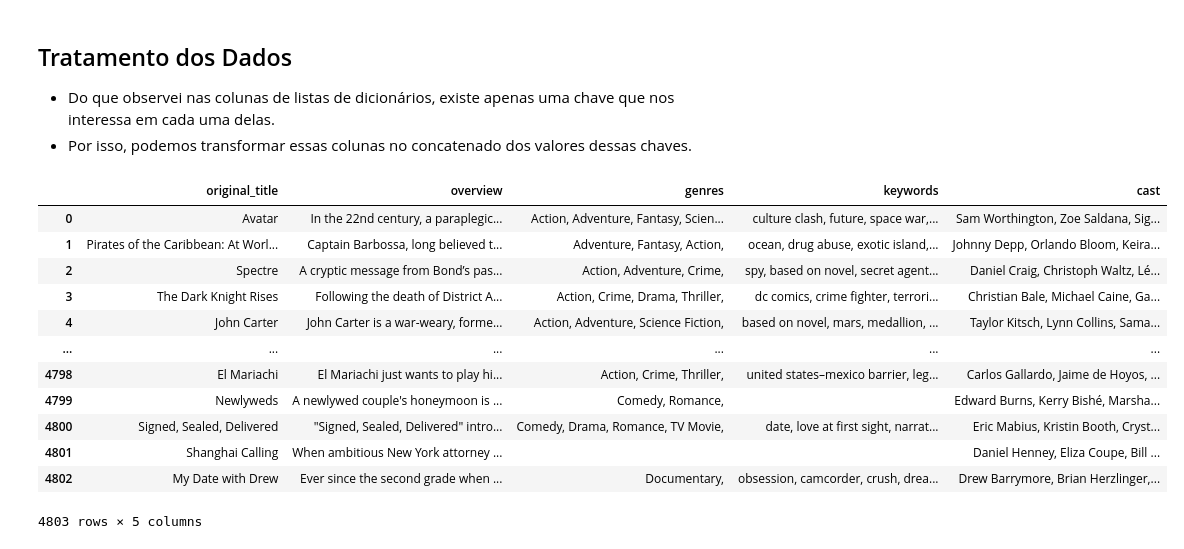
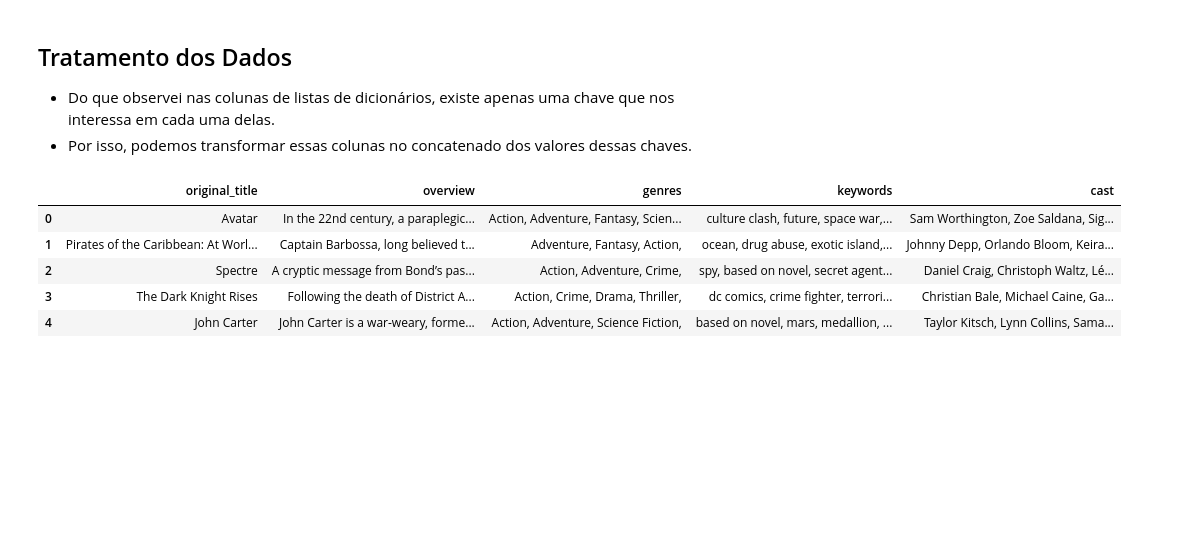
Before and after one commit to felipesveiga/NLP-Lazy-Programmer, a Jupyter notebook: assignments/movies-recommender.ipynb, the cells around one changed output. Drawn from its saved outputs; the diff is of its cells as text; code cells hidden in the pictures; blank space fills up the shorter version.

```diff
--- a/assignments/movies-recommender.ipynb
+++ b/assignments/movies-recommender.ipynb
@@ -44,33 +44,59 @@ df.head()
 * Por isso, podemos transformar essas colunas no concatenado dos valores dessas chaves.
 # %%
 from typing import Dict, List
+
+# Listando as colunas "dicionarizadas" e a chave de nosso interesse.
 col_key = {col:'name' for col in ['genres', 'keywords', 'cast']}
 
-def _concat_str(row:str, k:str)->str:
-    l = eval(row)
+def _concat_str(row_value:str, k:str)->str:
+    '''
+        Função que converterá a lista de dicionários em uma string com os valores da chave de interesse concatenados.
+
+        Parâmetros
+        ----------
+        `row_value`: str
+            Valor da linha de nosso interesse.
+        `k`: str
+            Nome da chave cujos valores substituirão a lista de dicionários.
+
+        Retorna
+        -------
+        Uma string com os valores de interesse concatenados.
+
+    '''
+    l = eval(row_value)
     output_str = ''
     for d in l:
         output_str+=f'{d[k]}, '
     return output_str
 
-def col_value(df:pd.DataFrame=df.copy(), col_key: Dict[str, str]=col_key)->pd.DataFrame:
+def dict_to_str(df:pd.DataFrame=df, col_key: Dict[str, str]=col_key)->pd.DataFrame:
+    '''
+        Função que transformará as colunas "dicionarizadas".
+
+        Parâmetros
+        ----------
+        `df`: pd.DataFrame
+            DataFrame com os dados do projeto.
+        `col_key`: Dict[str, str]
+            Dicionário que menciona os nomes das colunas-alvo e chaves de interesse.
+
+        Retorna
+        -------
+        DataFrame com as colunas transformadas em texto pleno.
+    '''
+    df = df.copy() # Não vamos aplicar as transformações in-place.
     for col, k in col_key.items():
         df[col] = df[col].apply(_concat_str, **{'k':k})
     return df
 
 #df['cast'].map(lambda x: eval(x))
-col_value()
+df = dict_to_str()
+df.head()
 # %% [output]
 |  | original_title | overview | genres | keywords | cast |
 | 0 | Avatar | In the 22nd century, a paraplegic... | Action, Adventure, Fantasy, Scien... | culture clash, future, space war,... | Sam Worthington, Zoe Saldana, Sig... |
 | 1 | Pirates of the Caribbean: At Worl... | Captain Barbossa, long believed t... | Adventure, Fantasy, Action, | ocean, drug abuse, exotic island,... | Johnny Depp, Orlando Bloom, Keira... |
 | 2 | Spectre | A cryptic message from Bond’s pas... | Action, Adventure, Crime, | spy, based on novel, secret agent... | Daniel Craig, Christoph Waltz, Lé... |
 | 3 | The Dark Knight Rises | Following the death of District A... | Action, Crime, Drama, Thriller, | dc comics, crime fighter, terrori... | Christian Bale, Michael Caine, Ga... |
 | 4 | John Carter | John Carter is a war-weary, forme... | Action, Adventure, Science Fiction, | based on novel, mars, medallion, ... | Taylor Kitsch, Lynn Collins, Sama... |
-| ... | ... | ... | ... | ... | ... |
-| 4798 | El Mariachi | El Mariachi just wants to play hi... | Action, Crime, Thriller, | united states–mexico barrier, leg... | Carlos Gallardo, Jaime de Hoyos, ... |
-| 4799 | Newlyweds | A newlywed couple's honeymoon is ... | Comedy, Romance, |  | Edward Burns, Kerry Bishé, Marsha... |
-| 4800 | Signed, Sealed, Delivered | "Signed, Sealed, Delivered" intro... | Comedy, Drama, Romance, TV Movie, | date, love at first sight, narrat... | Eric Mabius, Kristin Booth, Cryst... |
-| 4801 | Shanghai Calling | When ambitious New York attorney ... |  |  | Daniel Henney, Eliza Coupe, Bill ... |
-| 4802 | My Date with Drew | Ever since the second grade when ... | Documentary, | obsession, camcorder, crush, drea... | Drew Barrymore, Brian Herzlinger,... |
-4803 rows × 5 columns
```
Also changed, not shown: parts of 8 cells of this notebook.
